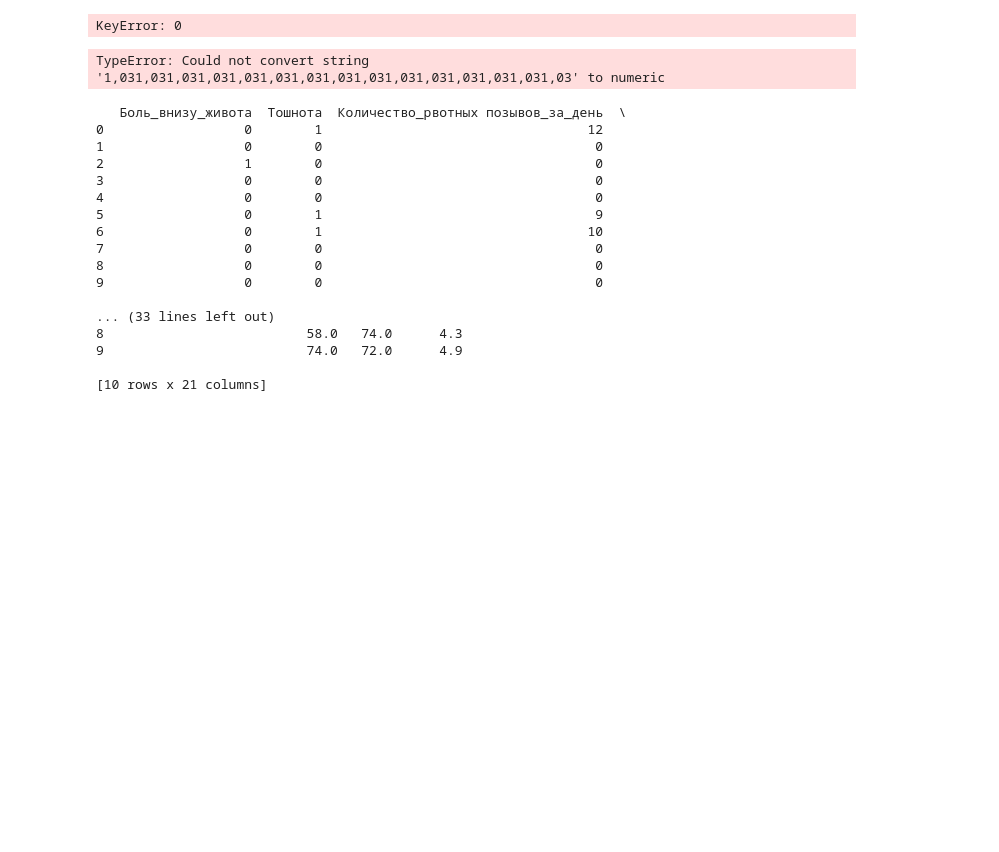
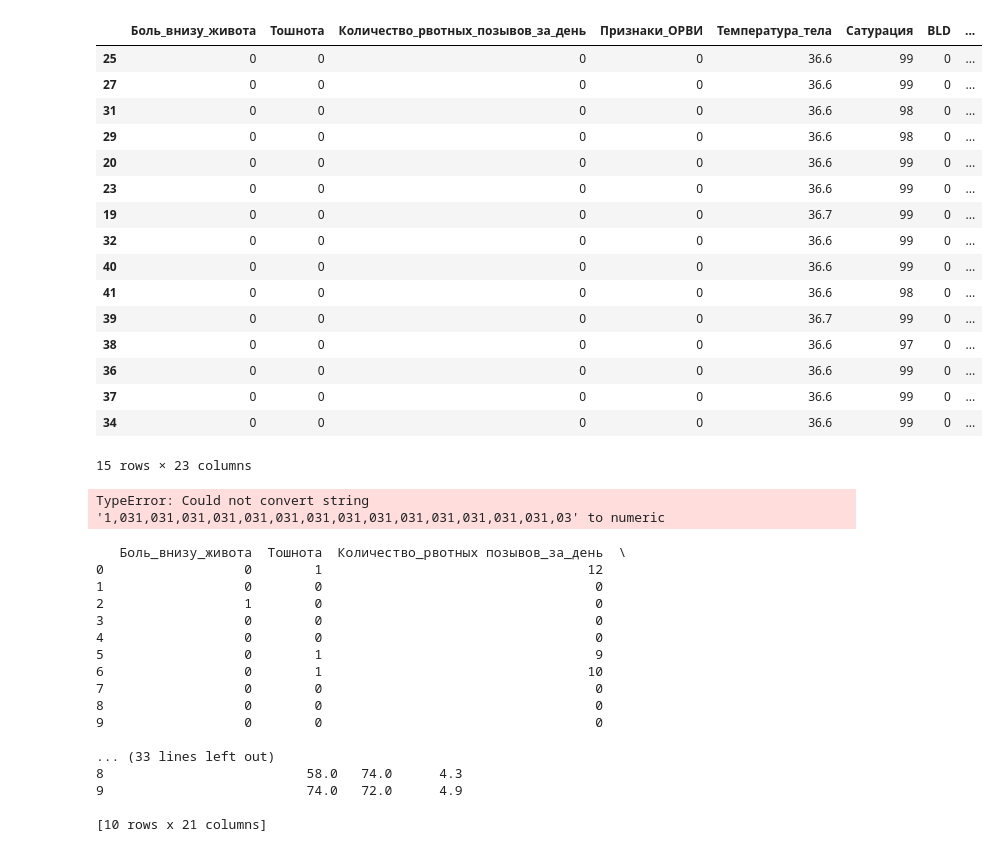
Before and after one commit to Valeriy023/deeplom, a Jupyter notebook: classifier.ipynb, the cells around one changed output. Cells and saved outputs as stored; diff of their text form; code cells hidden in the pictures; blank space fills up the shorter version.

```diff
--- a/classifier.ipynb
+++ b/classifier.ipynb
@@ -10,35 +10,41 @@ import warnings
 warnings.filterwarnings("ignore")
 # %%
 #loading
-df = pd.read_csv('train_sample_final.csv', sep=';')
+df = pd.read_csv('train_sample_final.csv', sep=';', decimal=',')
 sorted_df = df.sort_values(by=['Класс'], ascending=True)
 x = sorted_df.copy(deep=True)
 y = sorted_df.copy(deep=True)
 y = y['Класс']
 
 def sampling(x_full, class_number):
     x_sample = x_full.copy(deep=True)
     for index in range(0,len(x_sample)):
         if (x_sample['Класс'][index] != class_number):
             x_sample.drop(index, inplace=True)
     return x_sample
 
 x_normal = sampling(x, 0)
 x_alert = sampling(x, 1)
 x_pat = sampling(x, 2)
-
-def data_prep(x_data):
-    x_data = x_data.drop(columns=['Класс'])
-    x_data = x_data.drop(columns=['Неделя_беременности'])
-    for i in ['Температура_тела','Глюкоза','SG']:
-        for j in range(len(x_data[i])):
-            if (',' in x_data[i][j]):
-                x_data[i][j] = x_data[i][j].replace(',','.')
-        x_data = x_data.astype({i: float})
-    return x_data
-x_normal = data_prep(x_normal)
+x_normal
 # %% [output]
+|  | Боль_внизу_живота | Тошнота | Количество_рвотных_позывов_за_день | Признаки_ОРВИ | Температура_тела | Сатурация | BLD | ... |
+| 25 | 0 | 0 | 0 | 0 | 36.6 | 99 | 0 | ... |
+| 27 | 0 | 0 | 0 | 0 | 36.6 | 99 | 0 | ... |
+| 31 | 0 | 0 | 0 | 0 | 36.6 | 98 | 0 | ... |
+| 29 | 0 | 0 | 0 | 0 | 36.6 | 98 | 0 | ... |
+| 20 | 0 | 0 | 0 | 0 | 36.6 | 99 | 0 | ... |
+| 23 | 0 | 0 | 0 | 0 | 36.6 | 99 | 0 | ... |
+| 19 | 0 | 0 | 0 | 0 | 36.7 | 99 | 0 | ... |
+| 32 | 0 | 0 | 0 | 0 | 36.6 | 99 | 0 | ... |
+| 40 | 0 | 0 | 0 | 0 | 36.6 | 99 | 0 | ... |
+| 41 | 0 | 0 | 0 | 0 | 36.6 | 98 | 0 | ... |
+| 39 | 0 | 0 | 0 | 0 | 36.7 | 99 | 0 | ... |
+| 38 | 0 | 0 | 0 | 0 | 36.6 | 97 | 0 | ... |
+| 36 | 0 | 0 | 0 | 0 | 36.6 | 99 | 0 | ... |
+| 37 | 0 | 0 | 0 | 0 | 36.6 | 99 | 0 | ... |
+| 34 | 0 | 0 | 0 | 0 | 36.6 | 99 | 0 | ... |
-KeyError: 0
+15 rows × 23 columns
 # %%
 #normal values generation
 new_data = []
```
